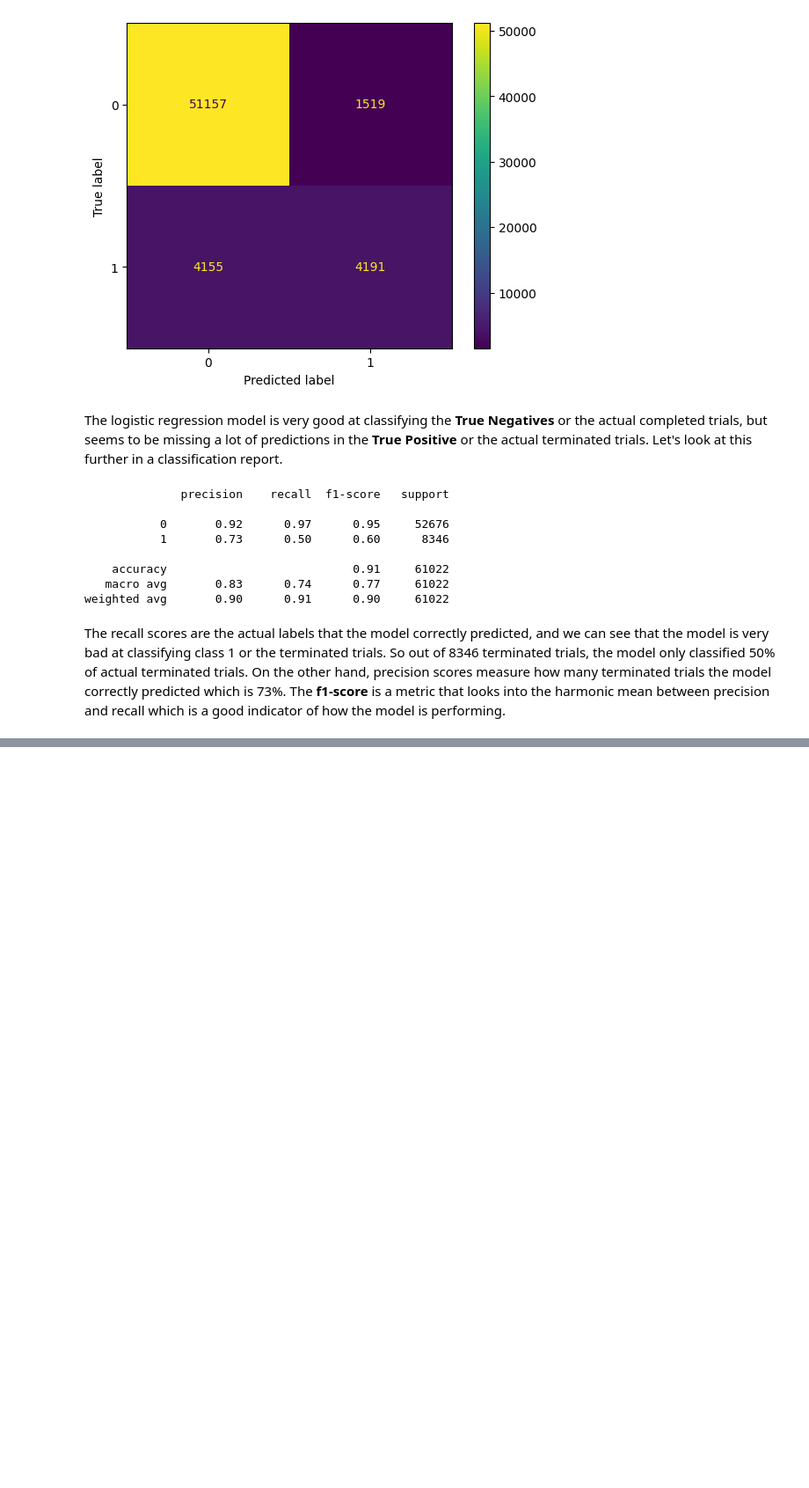
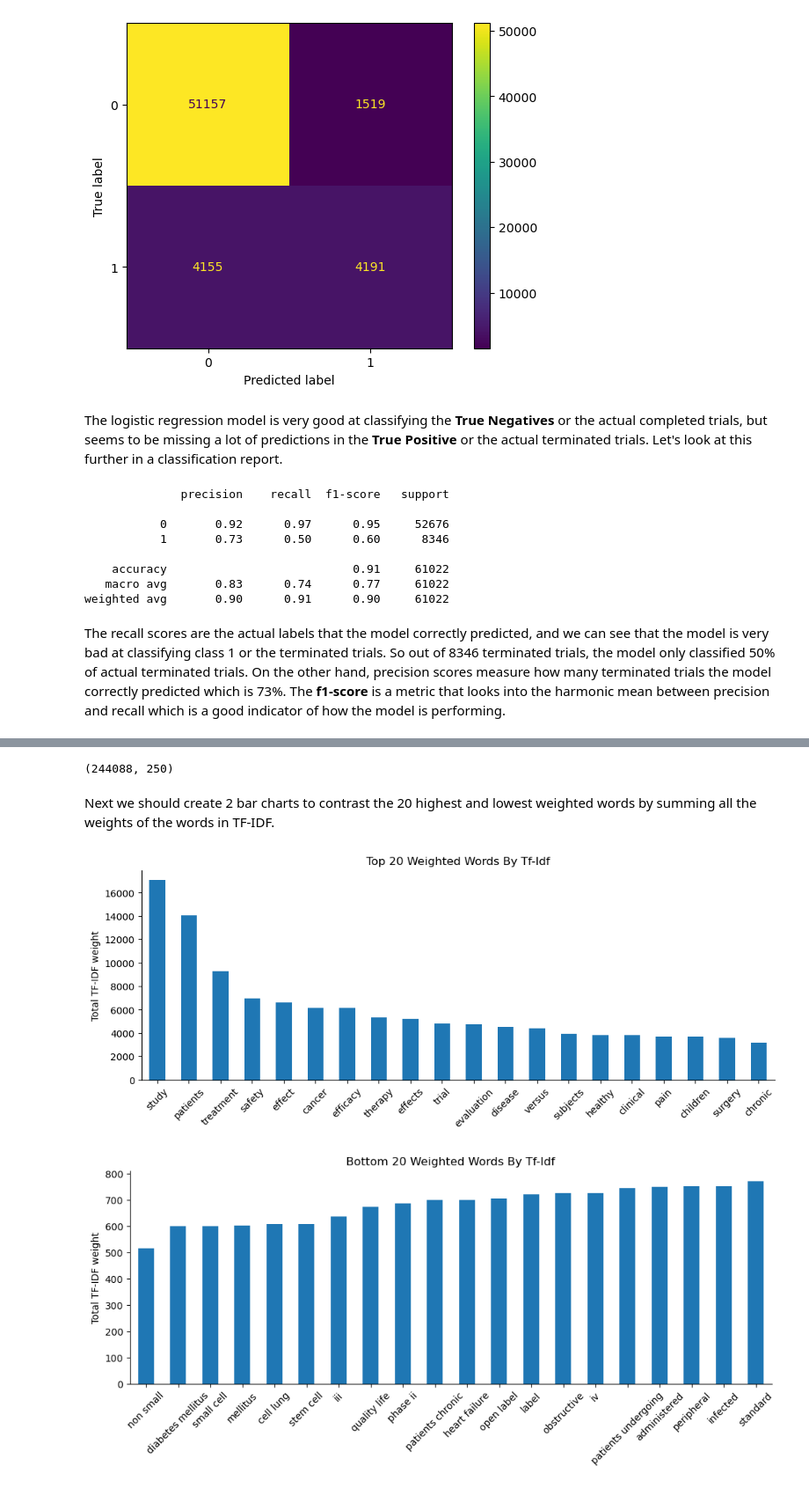
Before and after one commit to clem21chan/Clinical_Trials_Capstone, a Jupyter notebook: Notebooks/3_BaselineModelling.ipynb, the cells around one changed output, grey strips where cells are left out. Shown at 88% size. Cells and saved outputs as stored; diff of their text form; code cells hidden in the pictures; blank space fills up the shorter version.

```diff
--- a/Notebooks/3_BaselineModelling.ipynb
+++ b/Notebooks/3_BaselineModelling.ipynb
@@ -269,0 +299,10 @@ plt.show()
+# %%
+# Setting variables
+X_title = text_df['Study Title']
+y = text_df['Study Status']
+# %%
+# Splitting text dataset
+title_train, title_test, y_train, y_test = train_test_split(X_title, y, test_size=0.2, random_state=12, stratify=y)
+
+# check the shape
+print(title_train.shape, title_test.shape, y_train.shape, y_test.shape)
@@ -269,0 +316,48 @@ plt.show()
+# %%
+# Instantiate TF-IDF
+tfidf = TfidfVectorizer(stop_words='english', max_features=250, ngram_range=(1,2))
+
+# Fit the vector
+tfidf.fit(title_train)
+
+# transform the train and test set
+title_train_transform = tfidf.transform(title_train)
+title_test_transform = tfidf.transform(title_test)
+# %%
+# checking the shape
+title_train_transform.shape
+# %% [output]
+(244088, 250)
+# %% [markdown]
+Next we should create 2 bar charts to contrast the 20 highest and lowest weighted words by summing all the weights of the words in TF-IDF.
+# %%
+# first plot
+top_counts = pd.DataFrame(
+    {"counts": title_train_transform.toarray().sum(axis=0)},
+    index=tfidf.get_feature_names_out()
+).sort_values("counts", ascending=False)
+
+top_counts.head(20).plot(kind="bar", legend=False, figsize=(12,4))
+plt.title("Top 20 weighted words by TF-IDF".title())
+plt.ylabel("Total TF-IDF weight")
+plt.xticks(rotation=45)
+sns.despine()
+plt.show()
+
+
+
+# second plot
+bottom_counts = pd.DataFrame(
+    {"counts": title_train_transform.toarray().sum(axis=0)},
+    index=tfidf.get_feature_names_out()
+).sort_values("counts", ascending=True)
+
+bottom_counts.head(20).plot(kind="bar", legend=False, figsize=(12,4))
+plt.title("Bottom 20 weighted words by TF-IDF".title())
+plt.ylabel("Total TF-IDF weight")
+plt.xticks(rotation=45)
+sns.despine()
+plt.show()
+# %% [output]
+[figure, added]
+[figure, added]
```
Also changed, not shown: parts of 50 cells of this notebook, 1 other file.
